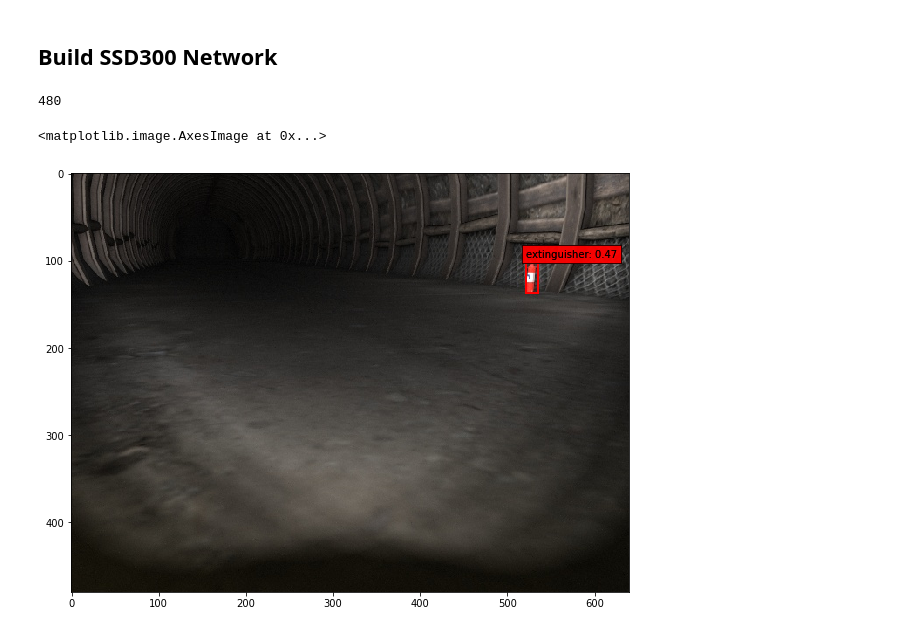
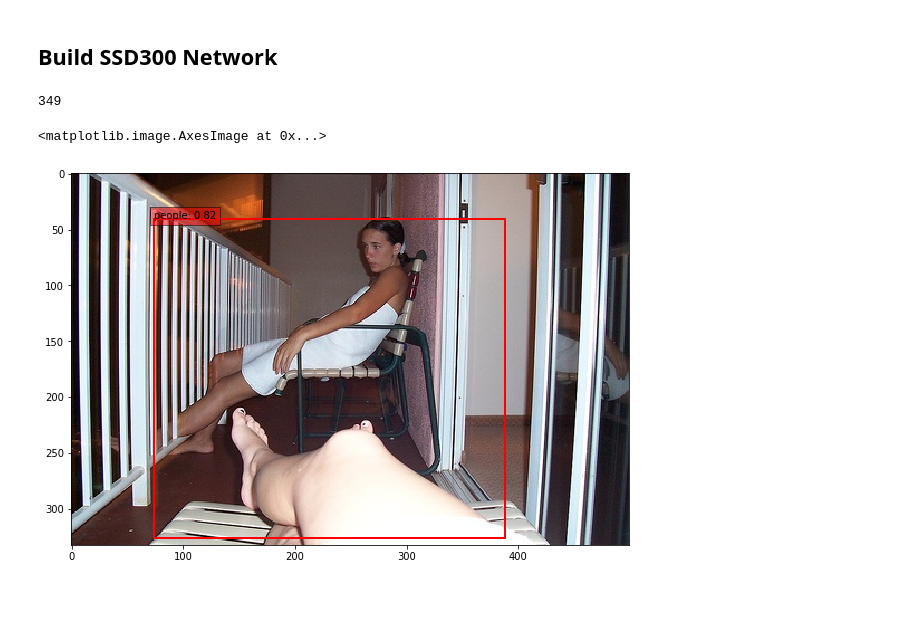
Before and after one commit to championway/ssd.pytorch, a Jupyter notebook: Validation.ipynb, the cells around one changed output. Cells and saved outputs as stored; diff of their text form; code cells hidden in the pictures; blank space fills up the shorter version.

Commit message:
for subt training

```diff
--- a/Validation.ipynb
+++ b/Validation.ipynb
@@ -21,7 +21,8 @@ import os.path as osp
 # %% [markdown]
 ## Define class and matching index
 # %%
-label_idx = {'valve': 4, 'backpack': 0, 'extinguisher': 1, 'toolbox': 3, 'radio': 2}
+#label_idx = {'valve': 4, 'backpack': 0, 'extinguisher': 1, 'toolbox': 3, 'radio': 2}
+label_idx = {'people': 0}
 label_idx = sorted(label_idx.items(), key=lambda kv: kv[1])
 label = ['background']
 for i in label_idx:
@@ -33,6 +33,6 @@ print(label)
 # %%
-net = build_ssd('test', 300, 6)    # initialize SSD, +1 for background
-net.load_weights('./weights/test/test_6500.pth')
+net = build_ssd('test', 300, 2)    # initialize SSD, +1 for background
+net.load_weights('./weights/person/person_12500.pth')
 # %% [output]
 Loading weights into state dict...
 Finished!
@@ -48,10 +41,18 @@ for line in open(osp.join(test_file)):
 # %%
+IMAGE_ROOT = "/media/arg_ws3/5E703E3A703E18EB/data/subt_artifact/JPEGImages"
+#img_list = os.listdir(IMAGE_ROOT)
+test_file = '/media/arg_ws3/5E703E3A703E18EB/data/subt_artifact/ImageSets/Main/test.txt'
+img_list = []
+for line in open(osp.join(test_file)):
+    img_list.append(line.strip())
+
 img_id = random.randint(0, len(img_list)-1)
 #img_path = IMAGE_ROOT + '/' + img_list[img_id]
 img_path = IMAGE_ROOT + '/' + img_list[img_id] + '.jpg'
 print(img_id)
-image = cv2.imread(img_path)
-rgb_image = cv2.cvtColor(image, cv2.COLOR_BGR2RGB)
+#image = cv2.imread(img_path)
+image = cv2.imread('/media/arg_ws3/5E703E3A703E18EB/data/VOCdevkit/VOC2007/JPEGImages/000090.jpg')
+rgb_image = cv2.cvtColor(image, cv2.COLOR_RGB2BGR)
 # View the sampled input image before transform
 plt.figure(figsize=(10,10))
 #plt.imshow(rgb_image)
@@ -64,33 +65,33 @@ x = x[:, :, ::-1].copy()
 x = torch.from_numpy(x).permute(2, 0, 1)
 
 xx = Variable(x.unsqueeze(0))     # wrap tensor in Variable
 if torch.cuda.is_available():
     xx = xx.cuda()
 y = net(xx)
 
 currentAxis = plt.gca()
 scale = torch.Tensor(rgb_image.shape[1::-1]).repeat(2)
 detections = y.data # torch.Size([1, 4, 200, 5]) --> [batch?, class, object, coordinates]
 objs = []
 for i in range(detections.size(1)): # detections.size(1) --> class size
     for j in range(5): # each class choose top 5 predictions
-        if detections[0, i, j, 0].cpu().numpy() > 0.32:
+        if detections[0, i, j, 0].cpu().numpy() > 0.5:
             score = detections[0, i, j, 0]
             pt = (detections[0, i, j,1:]*scale).cpu().numpy()
             objs.append([pt[0], pt[1], pt[2]-pt[0]+1, pt[3]-pt[1]+1, i, score])
     color_BBX = (255, 255, 0)
     color_TEXT = (255, 0, 0)
     colors = plt.cm.hsv(np.linspace(0, 1, 10)).tolist()
     for i, obj in enumerate(objs):
         #cv2.rectangle(rgb_image, (int(obj[0]), int(obj[1])),\
         #            (int(obj[0] + obj[2]), int(obj[1] + obj[3])), color_BBX, 3)
         #cv2.putText(rgb_image, label[obj[4]], (int(obj[0]), int(obj[1])), 0, 1, color_TEXT,2)
         coords = (obj[0], obj[1]), obj[2], obj[3]
         display_txt = '%s: %.2f'%(label[obj[4]], obj[5])
         currentAxis.add_patch(plt.Rectangle(*coords, fill=False, edgecolor=colors[i], linewidth=2))
         currentAxis.text(obj[0], obj[1], display_txt, bbox={'facecolor':colors[i], 'alpha':0.5})
 plt.imshow(rgb_image)
 # %% [output]
-480
+349
 <matplotlib.image.AxesImage at 0x...>
-[figure, old version]
+[figure, new version]
```
Also changed, not shown: parts of 2 cells of this notebook, 7 other files.
